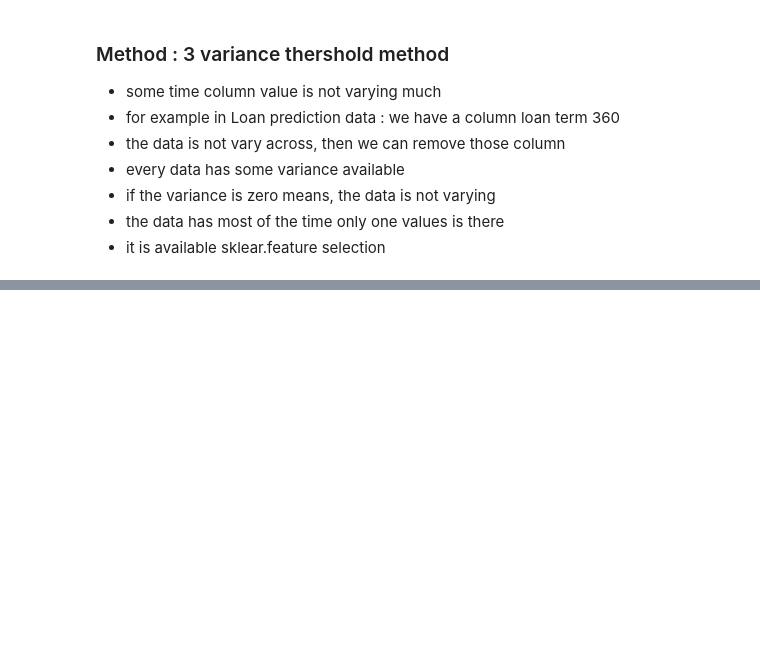
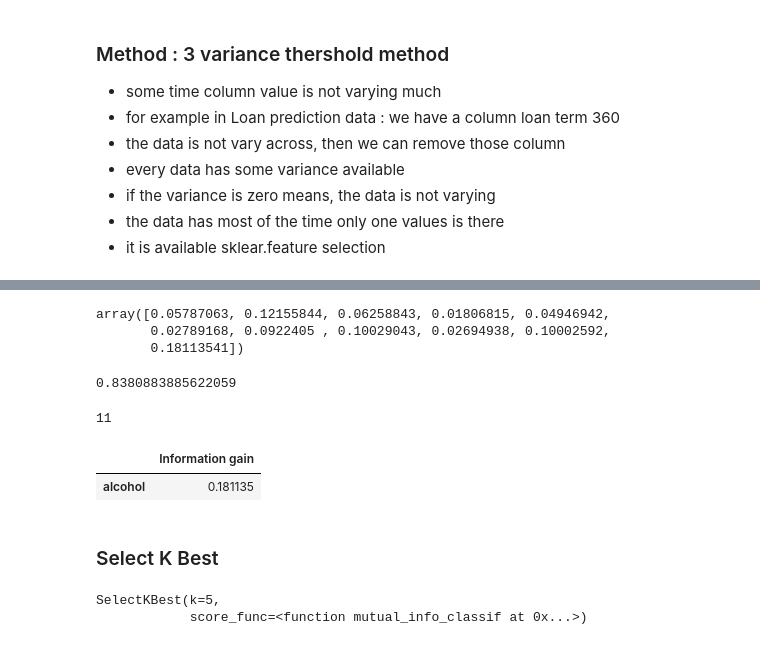
Before and after one commit to Sahilkhan-34/Machine-Learning, a Jupyter notebook: Linear Regression/class_room_LR.ipynb, the cells around one changed output, grey strips where cells are left out. Drawn from its saved outputs; the diff is of its cells as text; code cells hidden in the pictures; blank space fills up the shorter version.

Commit message:
feature selection

```diff
--- a/Linear Regression/class_room_LR.ipynb
+++ b/Linear Regression/class_room_LR.ipynb
@@ -550,0 +609,3 @@ for i in new_data.columns:
+# %%
+x = df.drop('quality', axis=1)
+y = df['quality']
@@ -550,0 +614,24 @@ for i in new_data.columns:
+# %%
+MI = mutual_info_classif(x,y)
+MI
+# %% [output]
+array([0.05787063, 0.12155844, 0.06258843, 0.01806815, 0.04946942,
+       0.02789168, 0.0922405 , 0.10029043, 0.02694938, 0.10002592,
+       0.18113541])
+# %%
+np.sum(MI)
+# %% [output]
+0.8380883885622059
+# %%
+len(MI)
+# %% [output]
+11
+# %%
+pd.DataFrame(MI, columns=['Information gain'],index=[x.columns]).sort_values(by='Information gain',ascending=False).head(1)
+#  we need to select manually
+# how about python will provide top 5 or top 10 k features
+# %% [output]
+|  | Information gain |
+| alcohol | 0.181135 |
+# %% [markdown]
+### Select K Best
@@ -550,0 +648,5 @@ for i in new_data.columns:
+# %%
+val
+# %% [output]
+SelectKBest(k=5,
+            score_func=<function mutual_info_classif at 0x...>)
```
Also changed, not shown: parts of 20 cells of this notebook, 1 other file.
